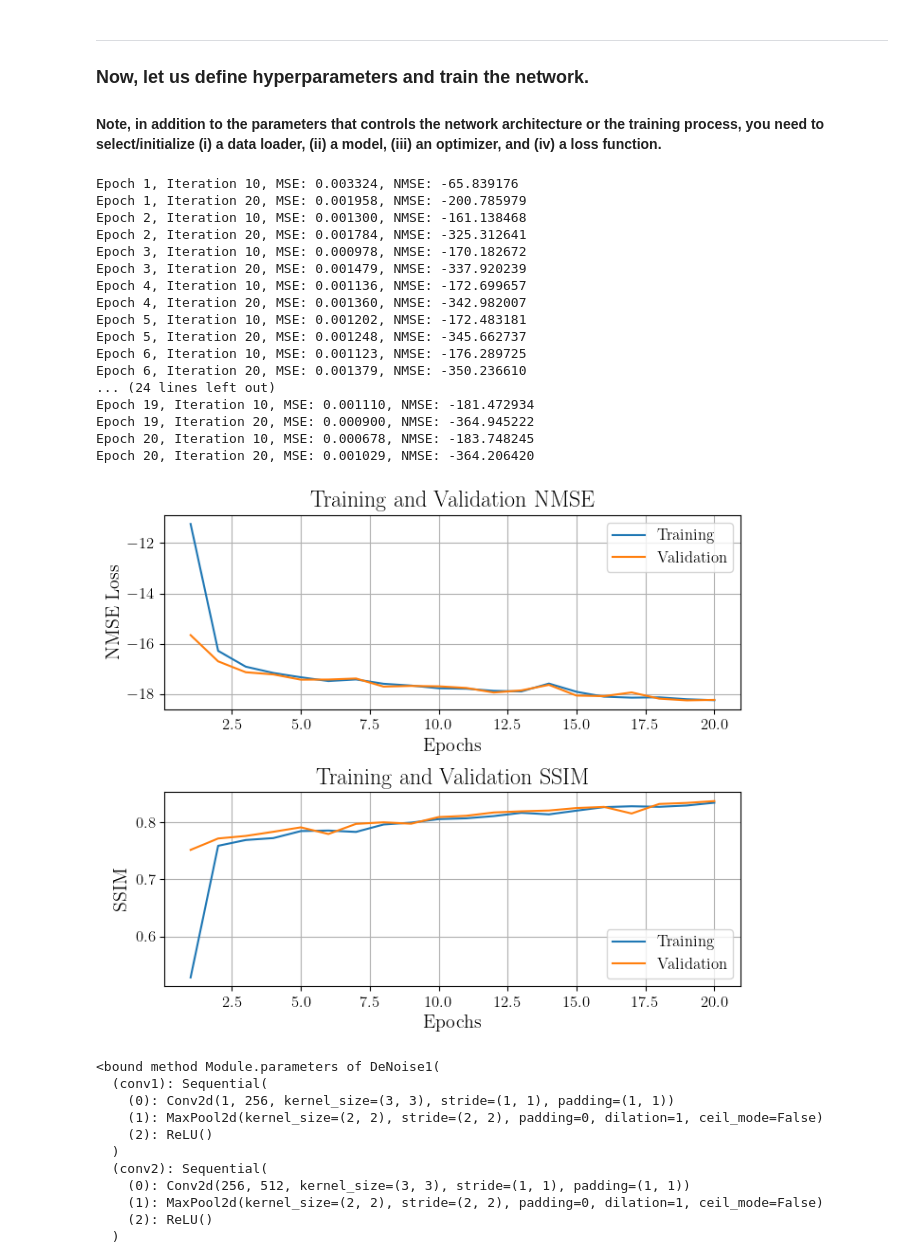
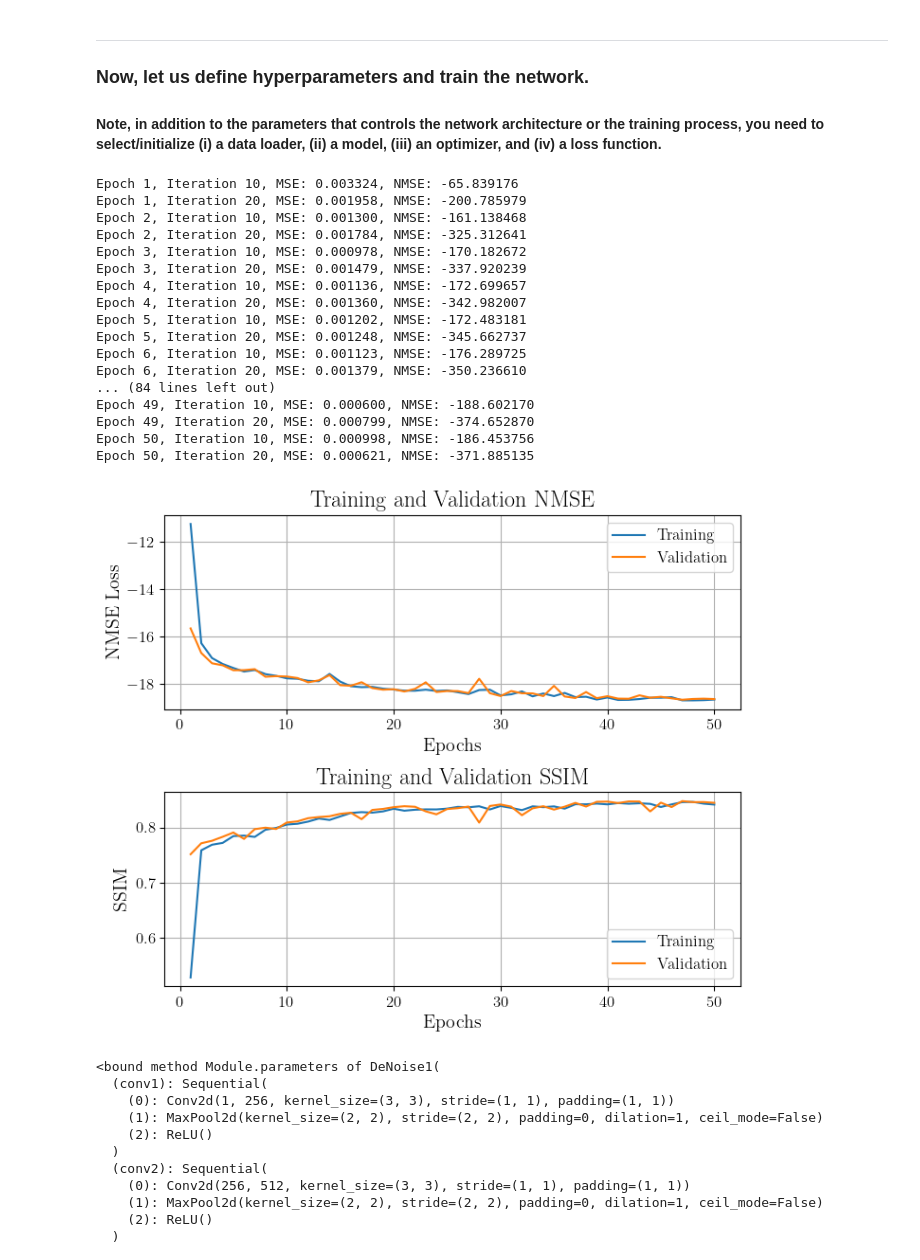
Before and after one commit to MihirJoe/MRI-Denoising, a Jupyter notebook: starter_code.ipynb, the cells around one changed output. Drawn from its saved outputs; the diff is of its cells as text; code cells hidden in the pictures.

Commit message:
MihirNet1 with 50 epochs

```diff
--- a/starter_code.ipynb
+++ b/starter_code.ipynb
@@ -98,7 +98,7 @@ class TrivialNet(nn.Module):
 # %%
-class DeNoise1(nn.Module):
+class MihirNet1(nn.Module):
   def __init__(self):
-    super(DeNoise1, self).__init__()
+    super(MihirNet1, self).__init__()
     self.conv1 = nn.Sequential(
       nn.Conv2d(1, 256, kernel_size=(3,3), padding=(1,1)),
       nn.MaxPool2d(kernel_size=(2,2), stride=(2,2)),
@@ -116,10 +116,6 @@ class DeNoise1(nn.Module):
       nn.Conv2d(512, 256, kernel_size=3, padding=1),
       nn.ReLU())
 
-    # self.conv5 = nn.Sequential(
-    #   nn.Conv2d(256, 256, kernel_size=3, padding=1),
-    #   nn.ReLU())
-
     self.conv5 = nn.Sequential(
       nn.Conv2d(128, 1, kernel_size=3, padding=1),
       nn.ReLU())
@@ -131,7 +127,6 @@ class DeNoise1(nn.Module):
   def forward(self, x):
 
     skip_connection = self.conv1(x)
-    # print(f"skip connection output: {x.shape}")
 
     x = self.conv1(x)
     x = self.conv2(x)
@@ -532,37 +599,37 @@ ___
 # %%
 batch_size = 2 # Number of complete images in each batch
 lr = 1e-3  # Learning rate
 sig = 0.1  # Noise std
-num_epoch = 20 # Epochs
+num_epoch = 50 # Epochs
 
 # Model, criterion, and optimizer
 train_loader = create_loader(train_dataset, batch_size)
 val_loader = create_loader(val_dataset, 1)
 
-model = DeNoise1() # Pick a model
+model = MihirNet1() # Pick a model
 opt = optim.Adam(model.parameters(), lr=lr) # Pick an optimizer
 criterion = nn.MSELoss() # Pick a loss function
 
 # Let's train the model
 train_model(model, opt, criterion, train_loader, val_loader, num_epoch, noise_std=sig)
 # %% [output]
 Epoch 1, Iteration 10, MSE: 0.003324, NMSE: -65.839176
 Epoch 1, Iteration 20, MSE: 0.001958, NMSE: -200.785979
 Epoch 2, Iteration 10, MSE: 0.001300, NMSE: -161.138468
 Epoch 2, Iteration 20, MSE: 0.001784, NMSE: -325.312641
 Epoch 3, Iteration 10, MSE: 0.000978, NMSE: -170.182672
 Epoch 3, Iteration 20, MSE: 0.001479, NMSE: -337.920239
 Epoch 4, Iteration 10, MSE: 0.001136, NMSE: -172.699657
 Epoch 4, Iteration 20, MSE: 0.001360, NMSE: -342.982007
 Epoch 5, Iteration 10, MSE: 0.001202, NMSE: -172.483181
 Epoch 5, Iteration 20, MSE: 0.001248, NMSE: -345.662737
 Epoch 6, Iteration 10, MSE: 0.001123, NMSE: -176.289725
 Epoch 6, Iteration 20, MSE: 0.001379, NMSE: -350.236610
-... (24 lines left out)
-Epoch 19, Iteration 10, MSE: 0.001110, NMSE: -181.472934
-Epoch 19, Iteration 20, MSE: 0.000900, NMSE: -364.945222
-Epoch 20, Iteration 10, MSE: 0.000678, NMSE: -183.748245
-Epoch 20, Iteration 20, MSE: 0.001029, NMSE: -364.206420
+... (84 lines left out)
+Epoch 49, Iteration 10, MSE: 0.000600, NMSE: -188.602170
+Epoch 49, Iteration 20, MSE: 0.000799, NMSE: -374.652870
+Epoch 50, Iteration 10, MSE: 0.000998, NMSE: -186.453756
+Epoch 50, Iteration 20, MSE: 0.000621, NMSE: -371.885135
-[figure, old version]
+[figure, new version]
 # %%
 # save the model
```
Also changed, not shown: parts of 5 cells of this notebook, 1 other file.
